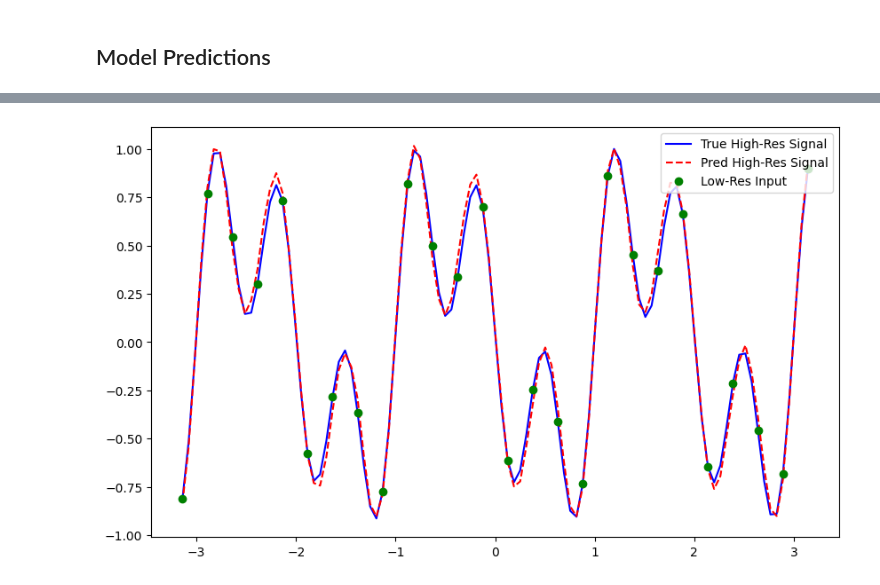
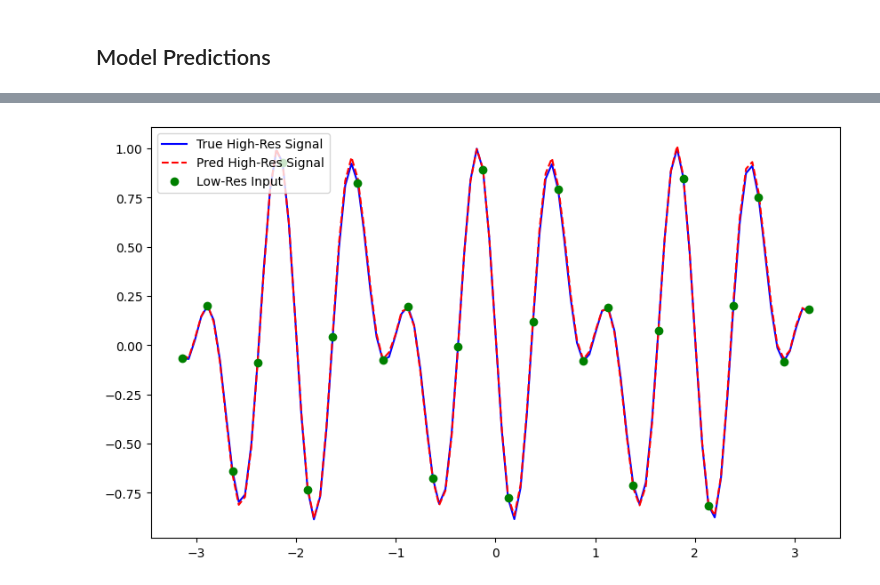
Before and after one commit to ieadoboe/effective-waffle, a Jupyter notebook: beginner6_func_interpolation.ipynb, the cells around one changed output, grey strips where cells are left out. Cells and saved outputs as stored; diff of their text form; code cells hidden in the pictures.

```diff
--- a/beginner6_func_interpolation.ipynb
+++ b/beginner6_func_interpolation.ipynb
@@ -119,12 +154,14 @@ pred = model.predict(test_lr)
 # %%
-
-sample_index = np.random.randint(pred.shape[0])
+# sample_index = np.random.randint(pred.shape[0])
+sample_index = 0
 
 plt.figure(figsize=(10, 6))
-plt.plot(x, test_hr[sample_index], label="True High-Res Signal", color='blue')
-plt.plot(x, pred[sample_index], label="Pred High-Res Signal", linestyle='--', color='red')
-plt.plot(x_lr, test_lr[sample_index], 'o', label="Low-Res Input", color='green')
+plt.plot(x, test_hr[sample_index], label="True High-Res Signal", color="blue")
+plt.plot(
+    x, pred[sample_index], label="Pred High-Res Signal", linestyle="--", color="red"
+)
+plt.plot(x_lr, test_lr[sample_index], "o", label="Low-Res Input", color="green")
 plt.legend()
 plt.show()
 # %% [output]
-[figure, old version]
+[figure, new version]
```
Also changed, not shown: parts of 21 cells of this notebook.
